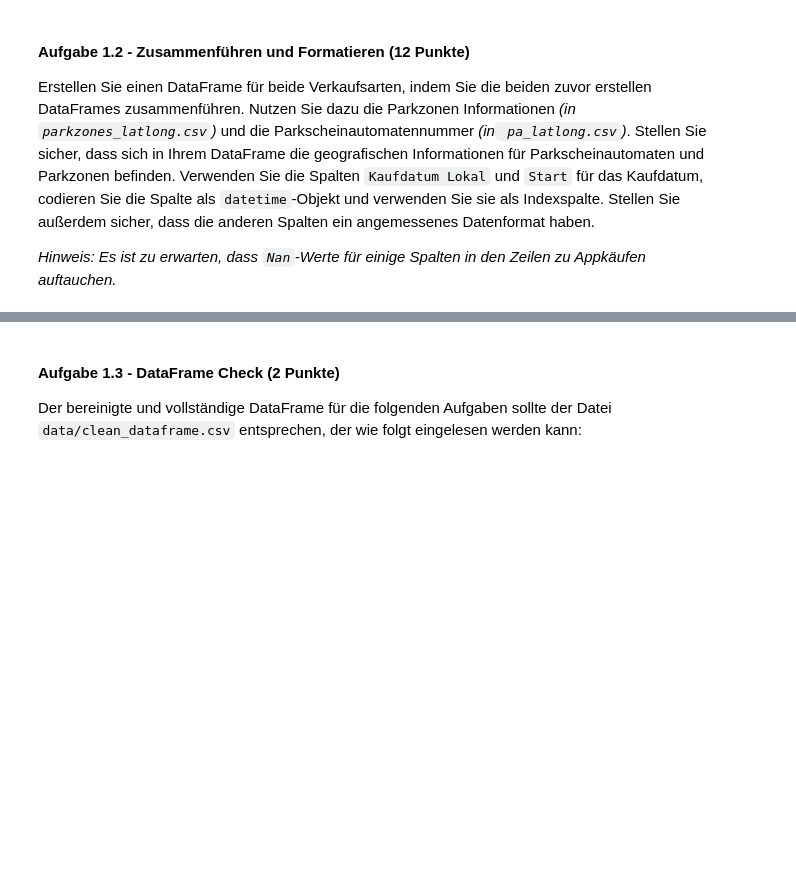
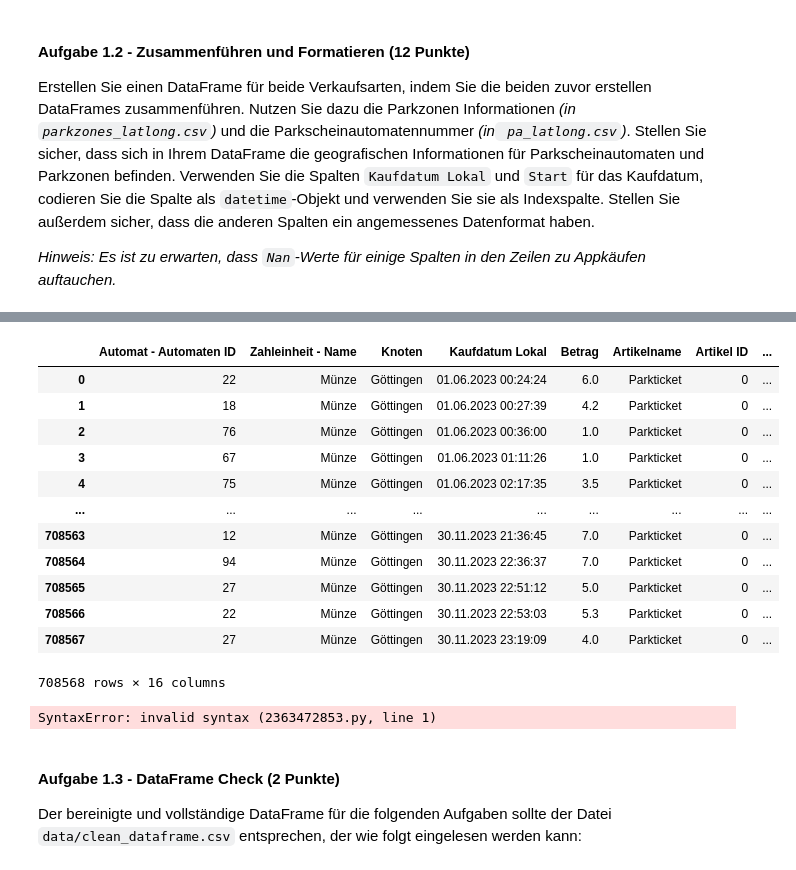
Before and after one commit to dfgsteam/data-science_basics, a Jupyter notebook: exam/exam_de.ipynb, the cells around one changed output, grey strips where cells are left out. Saved outputs shown, nothing was run; the diff lists cells and outputs as text; code cells hidden in the pictures; blank space fills up the shorter version.

```diff
--- a/exam/exam_de.ipynb
+++ b/exam/exam_de.ipynb
@@ -90,0 +148,7 @@ Sie werden die Werte `0` und `999` in der Spalte `Automaten -ID` für die Daten
+# %%
+# Load data for Parkscheinautomaten information
+print("Parkscheinautomaten start")
+psa_info_df = pd.read_csv('data/psa_latlong.csv')
+print("Parkscheinautomaten finish\n----------------")
+psa_info_df
+psa_info_df.columns
@@ -90,0 +177,5 @@ Sie werden die Werte `0` und `999` in der Spalte `Automaten -ID` für die Daten
+# %%
+automaten_df['Automat - Automaten ID'] = automaten_df['Automat - Automaten ID'].str.replace("PA", "").astype(int)
+
+sorted_unique_values = sorted(automaten_df['Automat - Automaten ID'].unique())
+print(sorted_unique_values)
@@ -90,0 +184,9 @@ Sie werden die Werte `0` und `999` in der Spalte `Automaten -ID` für die Daten
+# %%
+
+# Change 0s to 1s in Automaten -ID column
+automaten_df['Automat - Automaten ID'] = automaten_df['Automat - Automaten ID'].replace(0, 1)
+automaten_df = automaten_df[automaten_df['Automat - Automaten ID'] != 999]
+
+# Check for and drop duplicate rows
+automaten_df = automaten_df.drop_duplicates()
+app_df = app_df.drop_duplicates()
@@ -96,0 +263,4 @@ Verwenden Sie die Spalten `Kaufdatum Lokal` und `Start` für das Kaufdatum, codi
+# %%
+automaten_df['Automat - Automaten ID'] = automaten_df['Automat - Automaten ID'].astype(str)
+psa_info_df['PSA'] = psa_info_df['PSA'].astype(str)
+merged_df = pd.merge(automaten_df, psa_info_df, left_on='Automat - Automaten ID', right_on='PSA')
@@ -96,0 +273,31 @@ Verwenden Sie die Spalten `Kaufdatum Lokal` und `Start` für das Kaufdatum, codi
+# %%
+automaten_merged_df = pd.merge(automaten_df, psa_info_df, left_on='Automat - Automaten ID', right_on='PSA')
+
+automaten_merged_df
+# %% [output]
+|  | Automat - Automaten ID | Zahleinheit - Name | Knoten | Kaufdatum Lokal | Betrag | Artikelname | Artikel ID | ... |
+| 0 | 22 | Münze | Göttingen | 01.06.2023 00:24:24 | 6.0 | Parkticket | 0 | ... |
+| 1 | 18 | Münze | Göttingen | 01.06.2023 00:27:39 | 4.2 | Parkticket | 0 | ... |
+| 2 | 76 | Münze | Göttingen | 01.06.2023 00:36:00 | 1.0 | Parkticket | 0 | ... |
+| 3 | 67 | Münze | Göttingen | 01.06.2023 01:11:26 | 1.0 | Parkticket | 0 | ... |
+| 4 | 75 | Münze | Göttingen | 01.06.2023 02:17:35 | 3.5 | Parkticket | 0 | ... |
+| ... | ... | ... | ... | ... | ... | ... | ... | ... |
+| 708563 | 12 | Münze | Göttingen | 30.11.2023 21:36:45 | 7.0 | Parkticket | 0 | ... |
+| 708564 | 94 | Münze | Göttingen | 30.11.2023 22:36:37 | 7.0 | Parkticket | 0 | ... |
+| 708565 | 27 | Münze | Göttingen | 30.11.2023 22:51:12 | 5.0 | Parkticket | 0 | ... |
+| 708566 | 22 | Münze | Göttingen | 30.11.2023 22:53:03 | 5.3 | Parkticket | 0 | ... |
+| 708567 | 27 | Münze | Göttingen | 30.11.2023 23:19:09 | 4.0 | Parkticket | 0 | ... |
+708568 rows × 16 columns
+# %%
+merge values from automaten_df into data.
+machine_ID = Automat - Automaten ID
+fee = Betrag
+category = "machine"
+street = psa_info_df[Automat - Automaten ID]["location"]
+latitude_machine = psa_info_df[Automat - Automaten ID]["latitude"]
+longitude_machine = psa_info_df[Automat - Automaten ID]["longitude"]
+zone = psa_info_df[Automat - Automaten ID]["zone"]
+latitude_zone = null
+longitude_zone = null
+# %% [output]
+SyntaxError: invalid syntax (2363472853.py, line 1)
```
Also changed, not shown: parts of 14 cells of this notebook.
